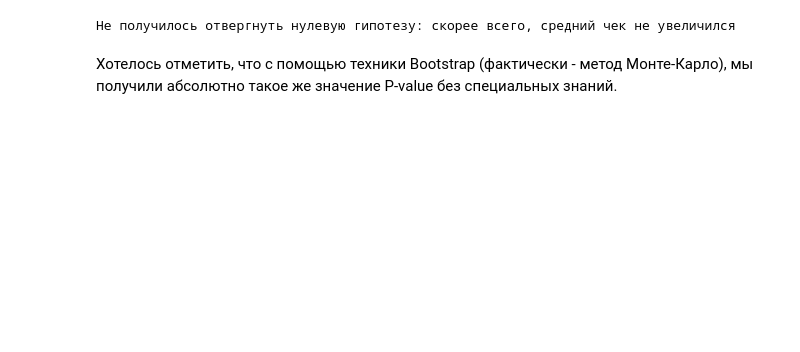
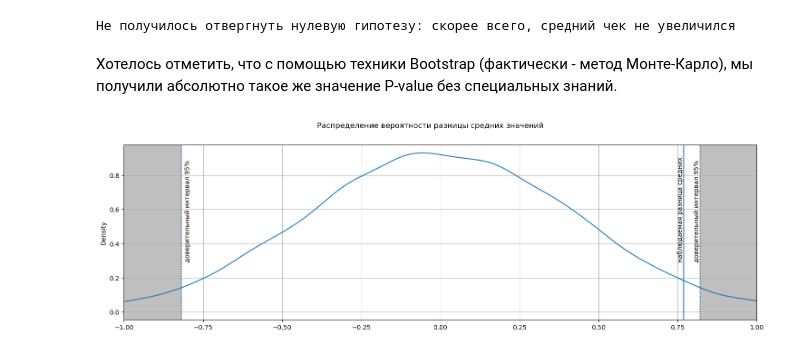
Before and after one commit to svotyakov/A_B_testing, a Jupyter notebook: A_B_test_ Theory.ipynb, the cells around one changed output. Saved outputs shown, nothing was run; the diff lists cells and outputs as text; code cells hidden in the pictures; blank space fills up the shorter version.

```diff
--- a/A_B_test_ Theory.ipynb
+++ b/A_B_test_ Theory.ipynb
@@ -116,12 +118,14 @@ bootstrap_samples = 10000
 united_samples = pd.concat([samples_A, samples_B])
 # %%
 count = 0
+bootstrap =[]
 for i in range(bootstrap_samples):
     subsample = united_samples.sample(n=len(united_samples), replace=True, random_state=state)
     subsample_A = subsample[:len(samples_A)]
     subsample_B = subsample[len(samples_A):]
     # разница средних
     bootstrap_difference = subsample_B.mean() - subsample_A.mean()
+    bootstrap.append(bootstrap_difference)
     if abs(bootstrap_difference) >= AB_difference:
         count += 1
 # p-value равно доле превышений значений
@@ -140,3 +144,23 @@ else:
 Не получилось отвергнуть нулевую гипотезу: скорее всего, средний чек не увеличился
 # %% [markdown]
 Хотелось отметить, что с помощью техники Bootstrap (фактически - метод Монте-Карло), мы получили абсолютно такое же значение P-value без специальных знаний.
+# %%
+bootstrap = pd.Series(bootstrap)
+fig, ax = plt.subplots(figsize=(18, 5))
+bootstrap.plot(kind='kde', grid=True, ax=ax)
+plt.axvline(bootstrap.quantile(0.025), linestyle='dotted')
+plt.text(bootstrap.quantile(0.025)+0.01, 0.3, 'доверительный интервал 95%', rotation=90)
+
+plt.axvline(bootstrap.quantile(0.975), linestyle='dotted')
+plt.text(bootstrap.quantile(0.975)-0.02, 0.3, 'доверительный интервал 95%', rotation=90)
+plt.suptitle('Распределение вероятности разницы средних значений')
+plt.xlim(-1, 1)
+plt.axvspan(-200, bootstrap.quantile(0.025), color='grey', alpha=0.5)
+plt.axvspan(bootstrap.quantile(0.975),1000, color='grey', alpha=0.5)
+
+plt.axvline(AB_difference)
+plt.text(AB_difference-0.02, 0.3, 'наблюдаемая разница средних', rotation=90)
+
+plt.show()
+# %% [output]
+[figure, added]
```
Also changed, not shown: parts of 10 cells of this notebook.
